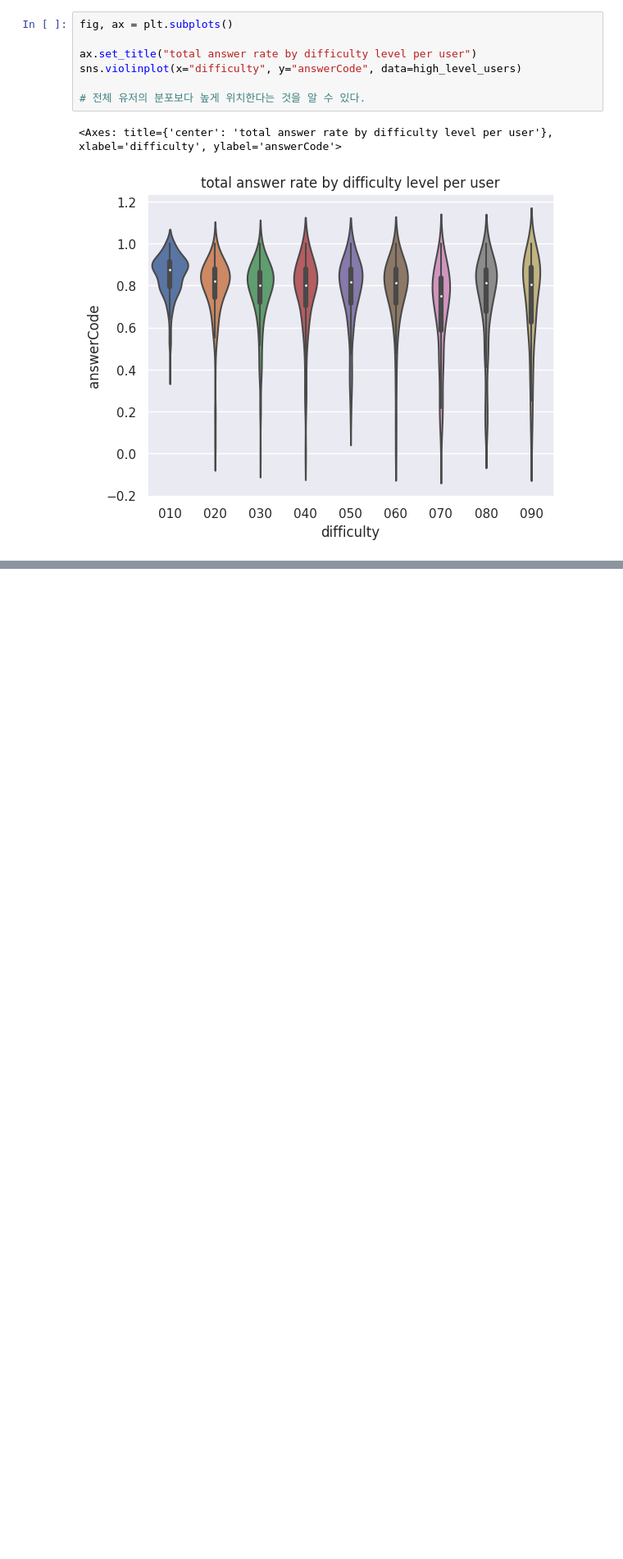
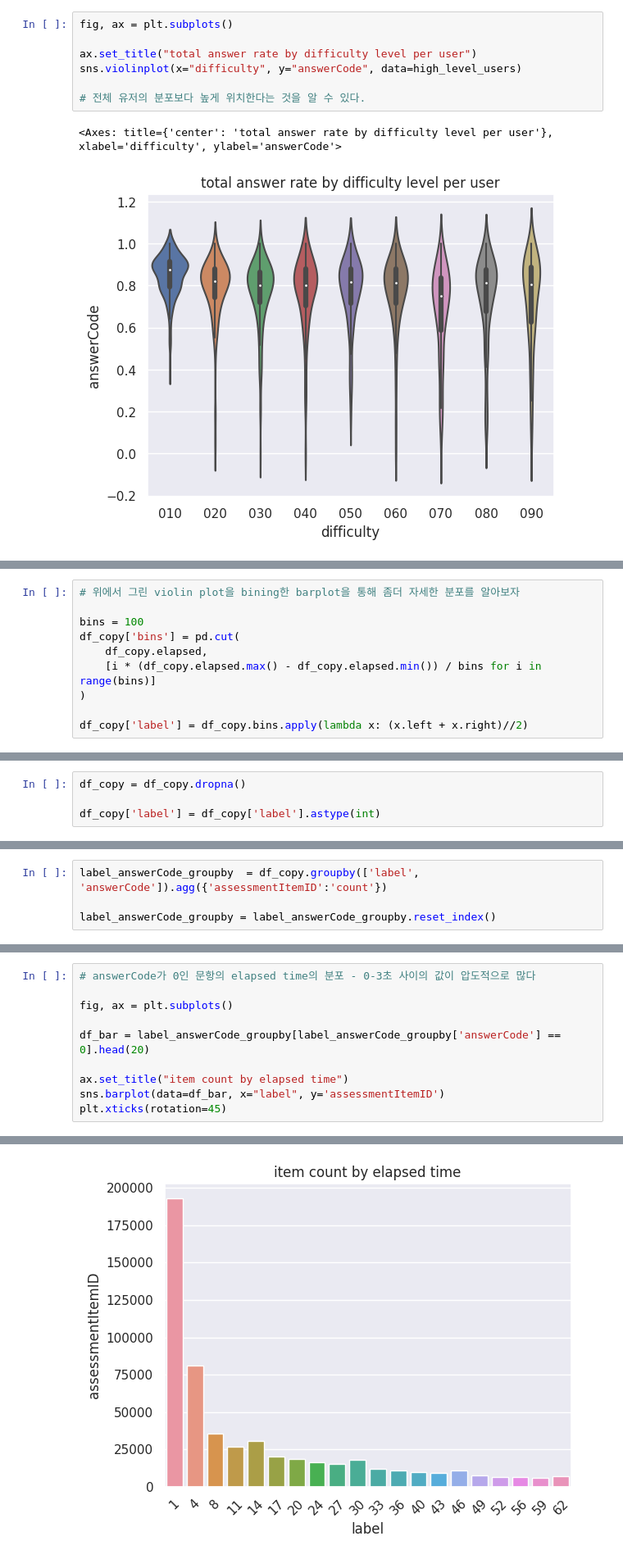
Before and after one commit to boostcampaitech5/level2_dkt-recsys-09, a Jupyter notebook: eda/khj_eda.ipynb, the cells around one changed output, grey strips where cells are left out. Shown at 82% size. Cells and saved outputs as stored; diff of their text form; blank space fills up the shorter version.

```diff
--- a/eda/khj_eda.ipynb
+++ b/eda/khj_eda.ipynb
@@ -524,0 +614,10 @@ sns.violinplot(x="difficulty", y="answerCode", data=high_level_users)
+# %%
+# 위에서 그린 violin plot을 bining한 barplot을 통해 좀더 자세한 분포를 알아보자
+
+bins = 100
+df_copy['bins'] = pd.cut(
+    df_copy.elapsed,
+    [i * (df_copy.elapsed.max() - df_copy.elapsed.min()) / bins for i in range(bins)]
+)
+
+df_copy['label'] = df_copy.bins.apply(lambda x: (x.left + x.right)//2)
@@ -524,0 +640,4 @@ sns.violinplot(x="difficulty", y="answerCode", data=high_level_users)
+# %%
+df_copy = df_copy.dropna()
+
+df_copy['label'] = df_copy['label'].astype(int)
@@ -524,0 +650,4 @@ sns.violinplot(x="difficulty", y="answerCode", data=high_level_users)
+# %%
+label_answerCode_groupby  = df_copy.groupby(['label', 'answerCode']).agg({'assessmentItemID':'count'})
+
+label_answerCode_groupby = label_answerCode_groupby.reset_index()
@@ -524,0 +659,11 @@ sns.violinplot(x="difficulty", y="answerCode", data=high_level_users)
+# %%
+# answerCode가 0인 문항의 elapsed time의 분포 - 0-3초 사이의 값이 압도적으로 많다
+
+fig, ax = plt.subplots()
+
+df_bar = label_answerCode_groupby[label_answerCode_groupby['answerCode'] == 0].head(20)
+
+ax.set_title("item count by elapsed time")
+sns.barplot(data=df_bar, x="label", y='assessmentItemID')
+plt.xticks(rotation=45)
+# %% [output]
@@ -524,0 +687 @@ sns.violinplot(x="difficulty", y="answerCode", data=high_level_users)
+[figure, added]
```
Also changed, not shown: parts of 66 cells of this notebook.
